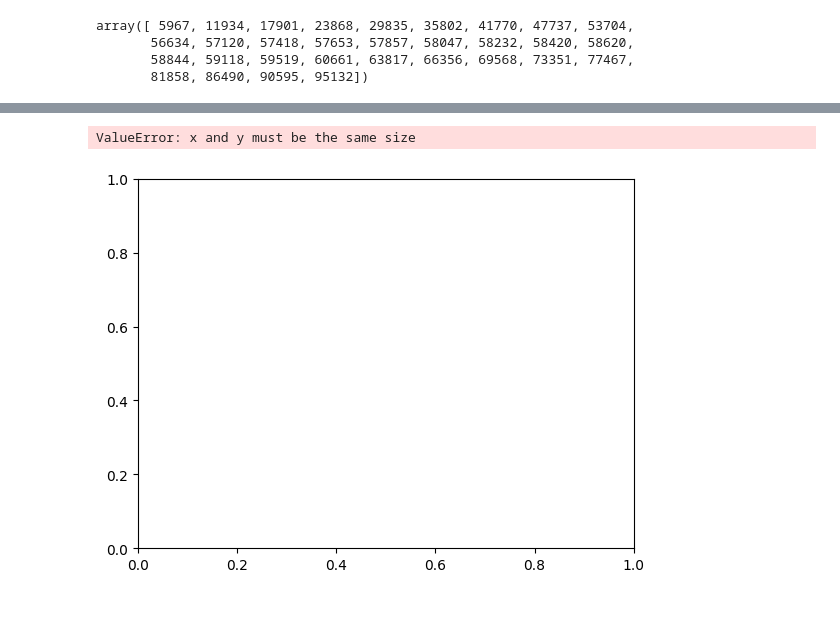
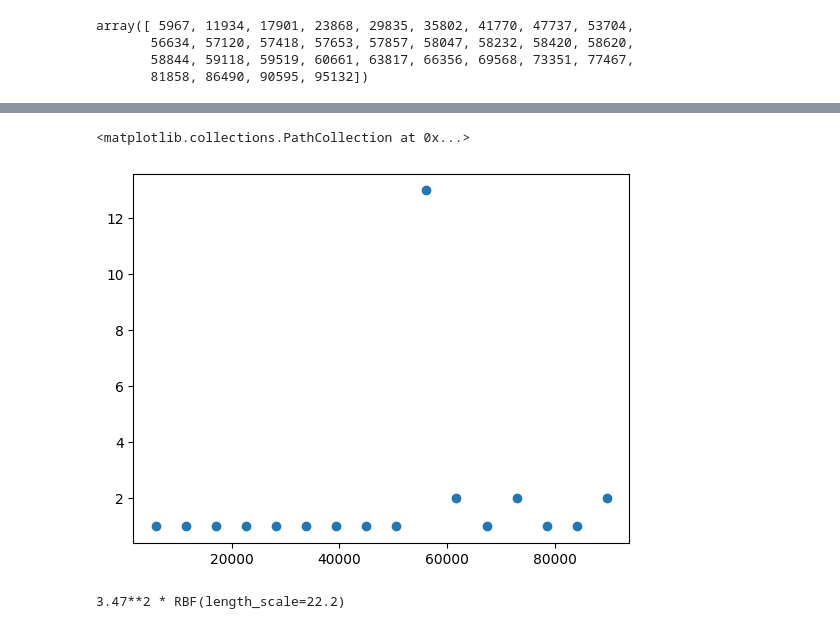
Before and after one commit to elcosas/SPAD_Regression_Research, a Jupyter notebook: Notebooks/Testing.ipynb, the cells around one changed output, grey strips where cells are left out. Saved outputs shown, nothing was run; the diff lists cells and outputs as text; code cells hidden in the pictures.

Commit message:
Added results of gaussian process regression

```diff
--- a/Notebooks/Testing.ipynb
+++ b/Notebooks/Testing.ipynb
@@ -26,6 +25,6 @@ array([ 5967, 11934, 17901, 23868, 29835, 35802, 41770, 47737, 53704,
        58844, 59118, 59519, 60661, 63817, 66356, 69568, 73351, 77467,
        81858, 86490, 90595, 95132])
 # %%
-bd1_hist = np.histogram(bds[1, :], bins=29)
+bd1_hist = np.histogram(bds[1, :], bins=16)
 bd1_hist
 # %% [output]
@@ -46,5 +40,15 @@ print(f'{len(bd1_hist[0])} | {len(bd1_hist[1])}')
 # %%
-plt.scatter(bd1_hist[1], bd1_hist[0])
+plt.scatter(bd1_hist[1][:-1], bd1_hist[0])
 # %% [output]
-ValueError: x and y must be the same size
+<matplotlib.collections.PathCollection at 0x...>
-[figure, old version]
+[figure, new version]
+# %%
+from sklearn.gaussian_process import GaussianProcessRegressor
+from sklearn.gaussian_process.kernels import RBF
+
+kernel = 1 * RBF(length_scale=1.0, length_scale_bounds=(1e-2, 1e2))
+gaussian_process = GaussianProcessRegressor(kernel=kernel, n_restarts_optimizer=9)
+gaussian_process.fit(bd1_hist[1][:-1].reshape(-1, 1), bd1_hist[0])
+gaussian_process.kernel_
+# %% [output]
+3.47**2 * RBF(length_scale=22.2)
```
Also changed, not shown: parts of 4 cells of this notebook.
